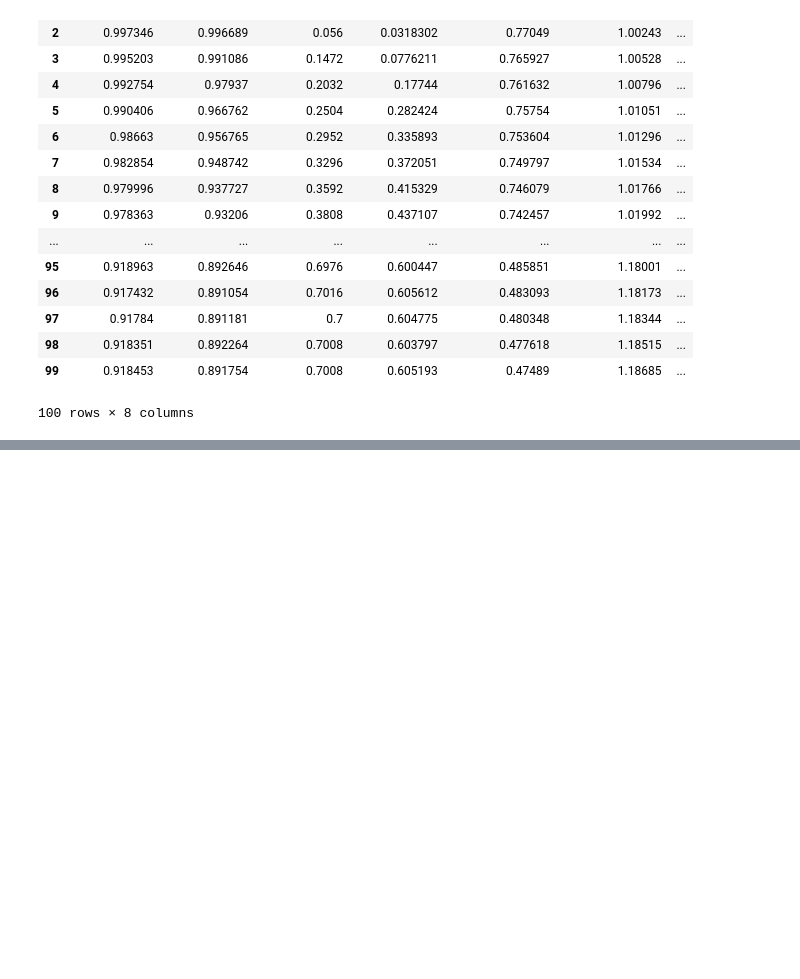
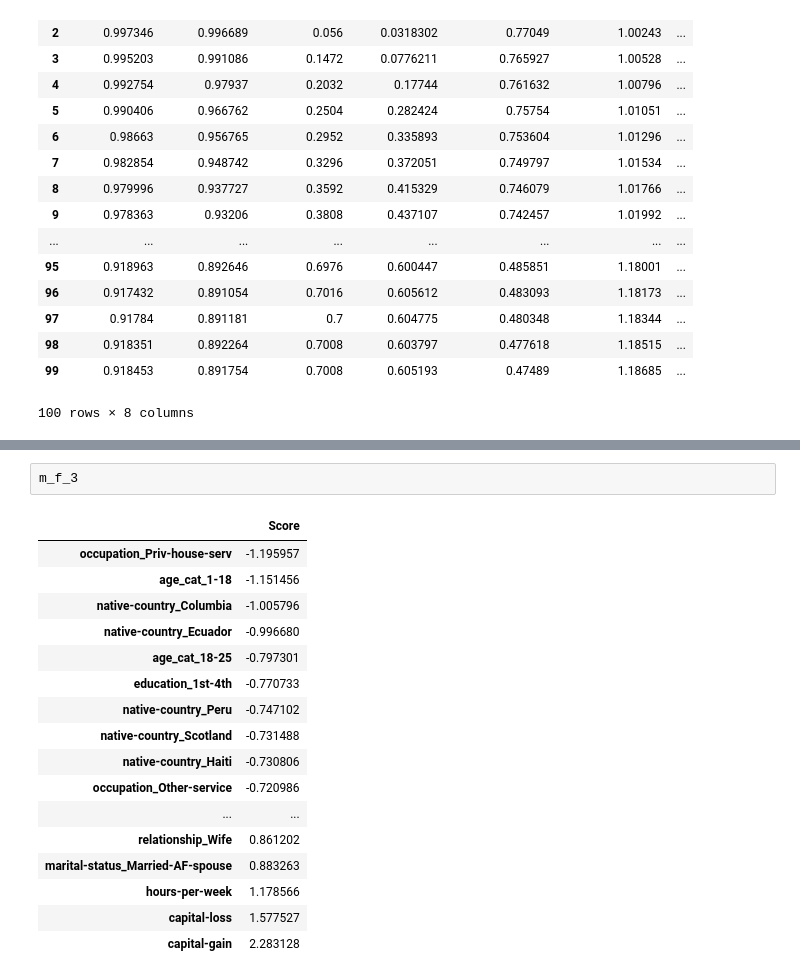
Before and after one commit to ghayat2/Agnostic_Fairness, a Jupyter notebook: Logistic_Regression/analysis.ipynb, the cells around one changed output, grey strips where cells are left out. Saved outputs shown, nothing was run; the diff lists cells and outputs as text; blank space fills up the shorter version.

```diff
--- a/Logistic_Regression/analysis.ipynb
+++ b/Logistic_Regression/analysis.ipynb
@@ -283,0 +358,20 @@ history_3d_not_balanced_init[[c for c in history_3d_not_balanced_init.columns if
+# %%
+m_f_3
+# %% [output]
+|  | Score |
+| occupation_Priv-house-serv | -1.195957 |
+| age_cat_1-18 | -1.151456 |
+| native-country_Columbia | -1.005796 |
+| native-country_Ecuador | -0.996680 |
+| age_cat_18-25 | -0.797301 |
+| education_1st-4th | -0.770733 |
+| native-country_Peru | -0.747102 |
+| native-country_Scotland | -0.731488 |
+| native-country_Haiti | -0.730806 |
+| occupation_Other-service | -0.720986 |
+| ... | ... |
+| relationship_Wife | 0.861202 |
+| marital-status_Married-AF-spouse | 0.883263 |
+| hours-per-week | 1.178566 |
+| capital-loss | 1.577527 |
+| capital-gain | 2.283128 |
```
Also changed, not shown: parts of 5 cells of this notebook, 4 other files.
